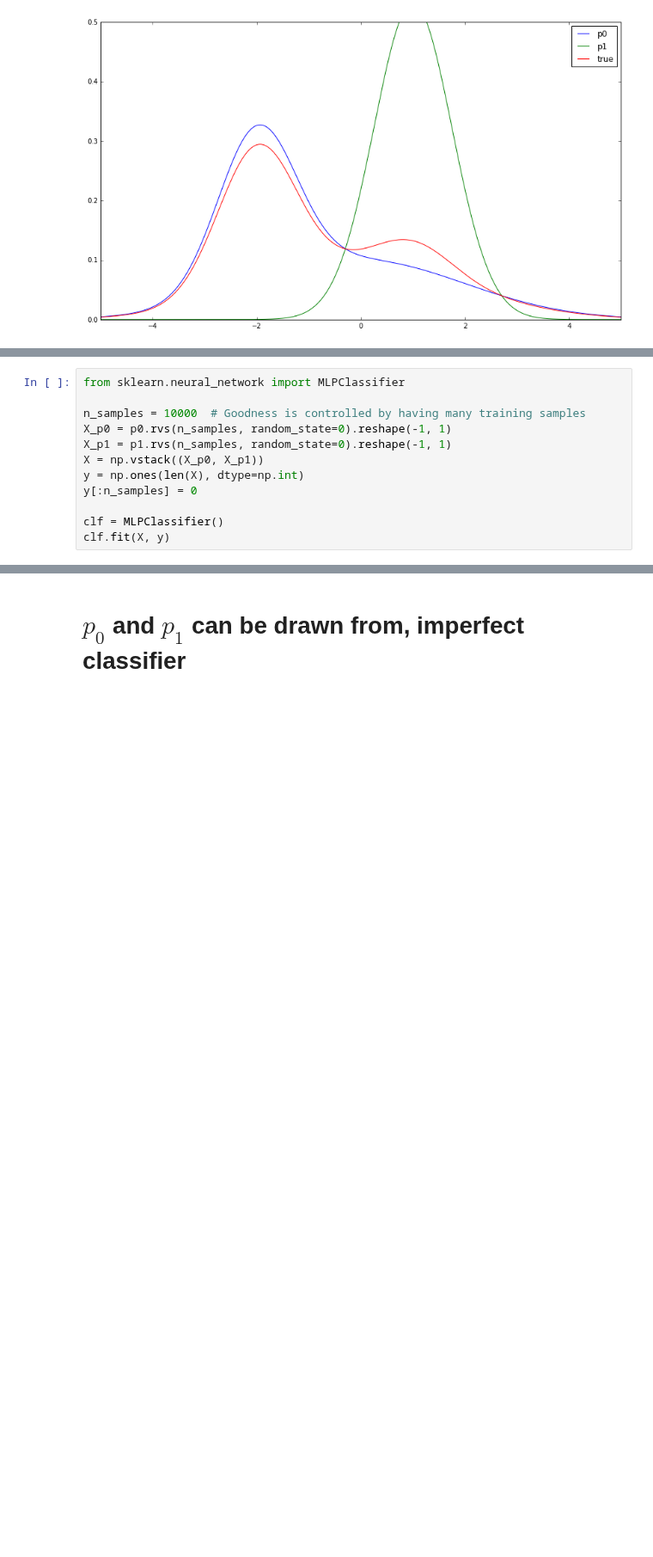
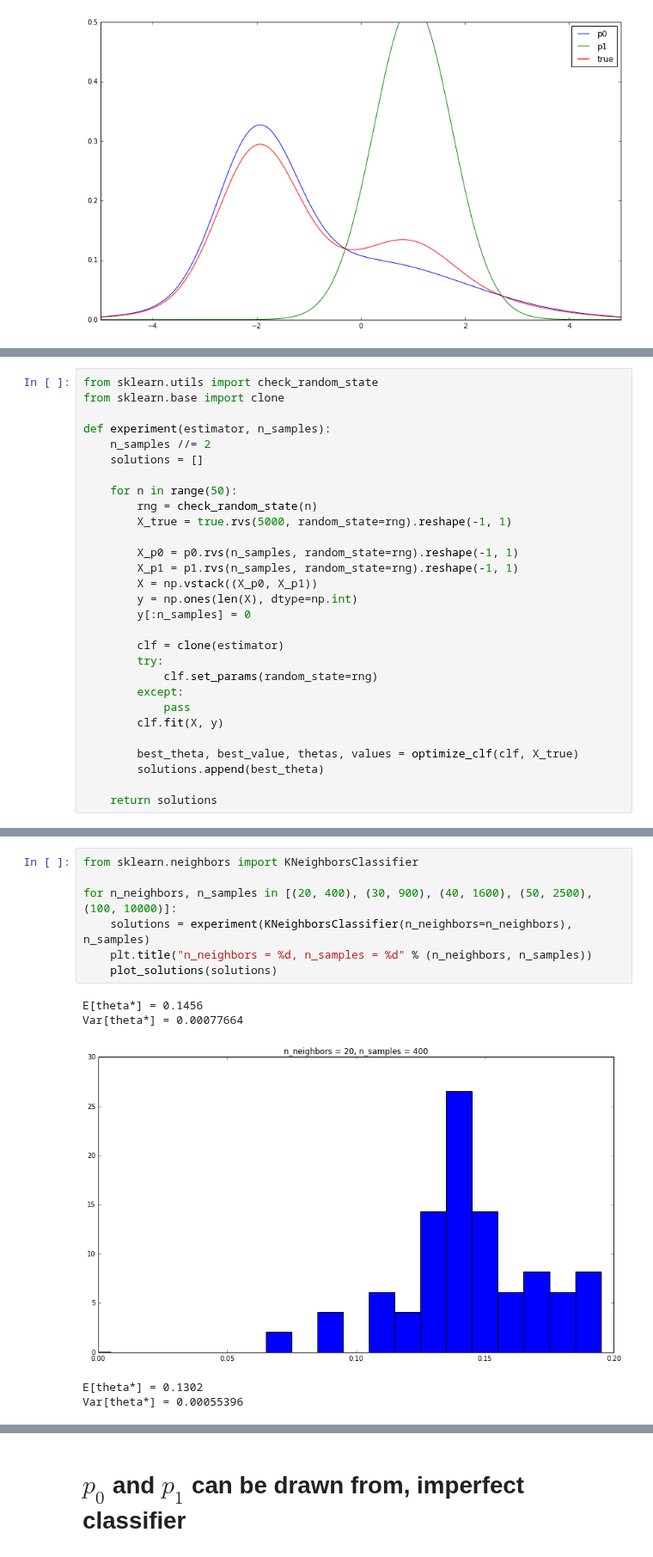
Before and after one commit to glouppe/notebooks, a Jupyter notebook: Computing Likelihood functions for HEP experiments (Radford Neal).ipynb, the cells around one changed output, grey strips where cells are left out. Shown at 86% size. Cells and saved outputs as stored; diff of their text form; blank space fills up the shorter version.

```diff
--- a/Computing Likelihood functions for HEP experiments (Radford Neal).ipynb
+++ b/Computing Likelihood functions for HEP experiments (Radford Neal).ipynb
@@ -82,12 +108,29 @@ plt.show()
 # %%
-from sklearn.neural_network import MLPClassifier
+from sklearn.utils import check_random_state
+from sklearn.base import clone
 
-n_samples = 10000  # Goodness is controlled by having many training samples
-X_p0 = p0.rvs(n_samples, random_state=0).reshape(-1, 1)
-X_p1 = p1.rvs(n_samples, random_state=0).reshape(-1, 1)
-X = np.vstack((X_p0, X_p1))
-y = np.ones(len(X), dtype=np.int)
-y[:n_samples] = 0
+def experiment(estimator, n_samples):
+    n_samples //= 2
+    solutions = []
 
-clf = MLPClassifier()
-clf.fit(X, y)
+    for n in range(50):
+        rng = check_random_state(n)
+        X_true = true.rvs(5000, random_state=rng).reshape(-1, 1)
+
+        X_p0 = p0.rvs(n_samples, random_state=rng).reshape(-1, 1)
+        X_p1 = p1.rvs(n_samples, random_state=rng).reshape(-1, 1)
+        X = np.vstack((X_p0, X_p1))
+        y = np.ones(len(X), dtype=np.int)
+        y[:n_samples] = 0
+
+        clf = clone(estimator)
+        try:
+            clf.set_params(random_state=rng)
+        except:
+            pass
+        clf.fit(X, y)
+
+        best_theta, best_value, thetas, values = optimize_clf(clf, X_true)
+        solutions.append(best_theta)
+
+    return solutions
@@ -124,0 +139,13 @@ plt.show()
+# %%
+from sklearn.neighbors import KNeighborsClassifier
+
+for n_neighbors, n_samples in [(20, 400), (30, 900), (40, 1600), (50, 2500), (100, 10000)]:
+    solutions = experiment(KNeighborsClassifier(n_neighbors=n_neighbors), n_samples)
+    plt.title("n_neighbors = %d, n_samples = %d" % (n_neighbors, n_samples))
+    plot_solutions(solutions)
+# %% [output]
+E[theta*] = 0.1456
+Var[theta*] = 0.00077664
+[figure, added]
+E[theta*] = 0.1302
+Var[theta*] = 0.00055396
```
Also changed, not shown: parts of 24 cells of this notebook.
